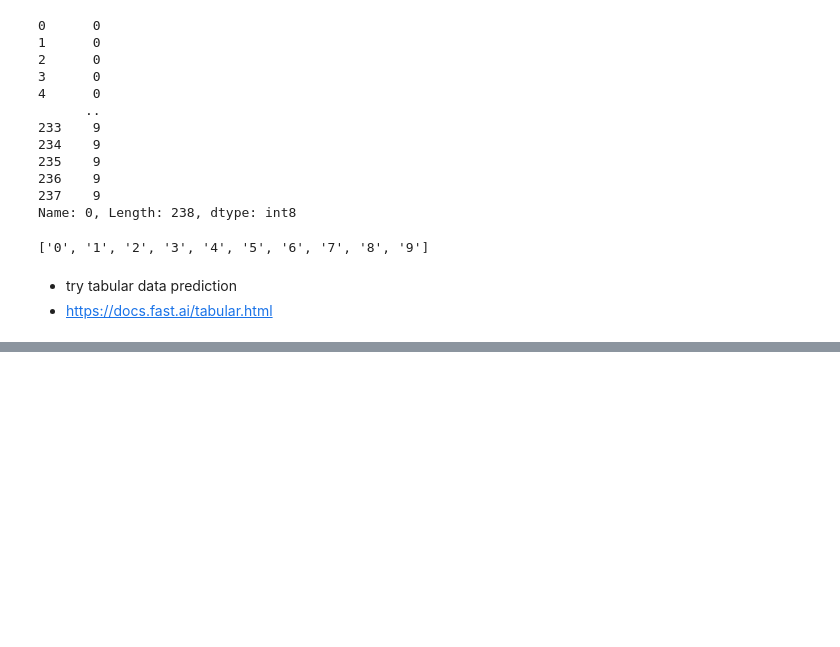
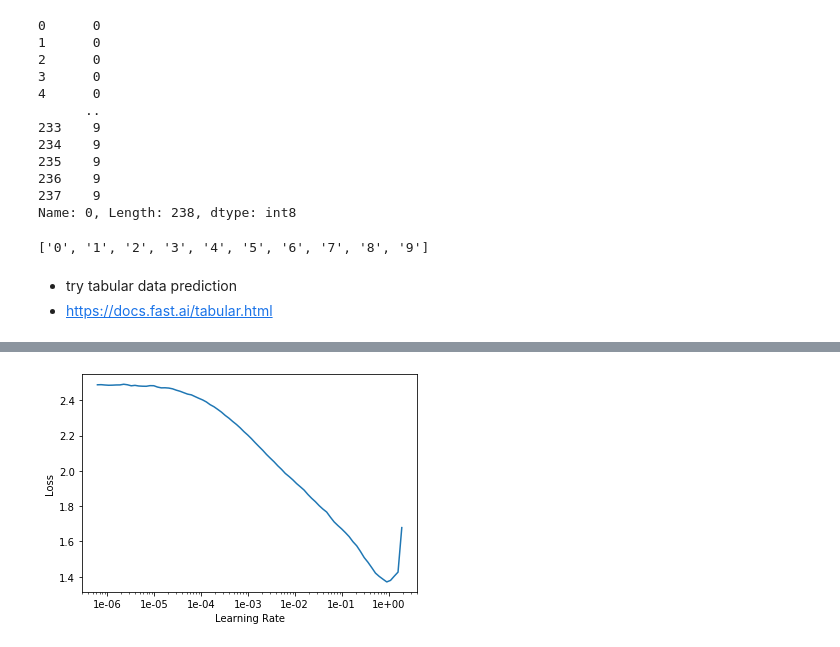
Before and after one commit to fun-personal-projects/thoughtsToText, a Jupyter notebook: main.ipynb, the cells around one changed output, grey strips where cells are left out. Cells and saved outputs as stored; diff of their text form; code cells hidden in the pictures; blank space fills up the shorter version.

```diff
--- a/main.ipynb
+++ b/main.ipynb
@@ -419,0 +451,3 @@ cat_names = list('0123456789');cat_names
+# %%
+dep_var = '0'
+path = 'data/subsetImage'
@@ -419,0 +472,2 @@ cat_names = list('0123456789');cat_names
+# %%
+cont_names = data.columns.tolist()[1::];cont_names
@@ -419,0 +492,9 @@ cat_names = list('0123456789');cat_names
+# %%
+procs = [FillMissing, Categorify]
+dep_var = '0'
+data2 = (TabularList.from_df(data.drop(0), path=path, cat_names=['0'], cont_names=cont_names, procs=procs)
+                        .split_by_idx(list(range(200,230)))
+                        .label_from_df(cols = dep_var)
+                        .databunch())
+# %%
+learn = tabular_learner(data2, layers=[1000, 200, 15], metrics=accuracy, emb_drop=0.1, callback_fns=ShowGraph)
@@ -419,0 +509,4 @@ cat_names = list('0123456789');cat_names
+# %%
+learn.recorder.plot()
+# %% [output]
+[figure, added]
```
Also changed, not shown: parts of 17 cells of this notebook, 2 other files.
